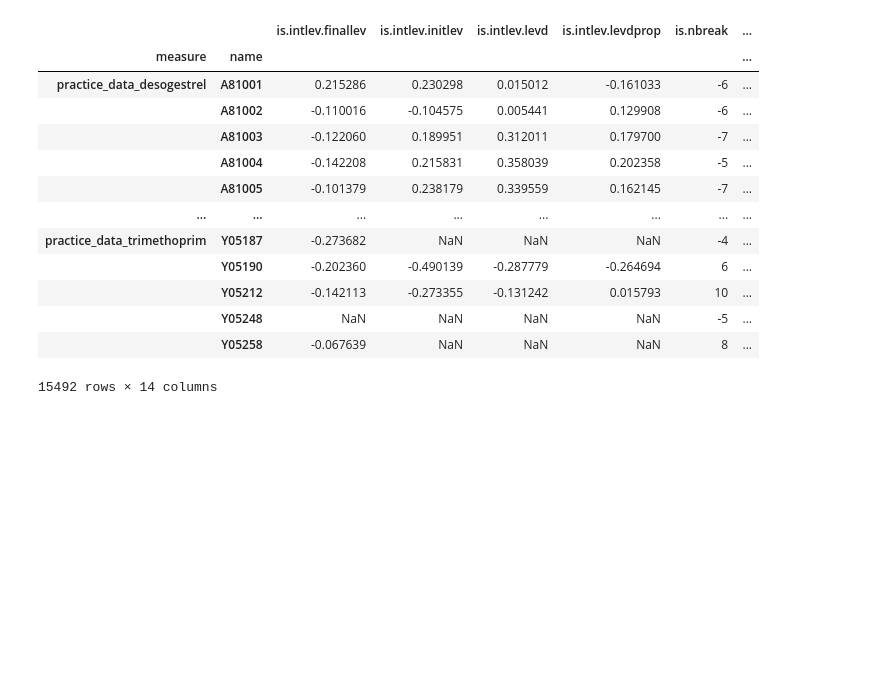
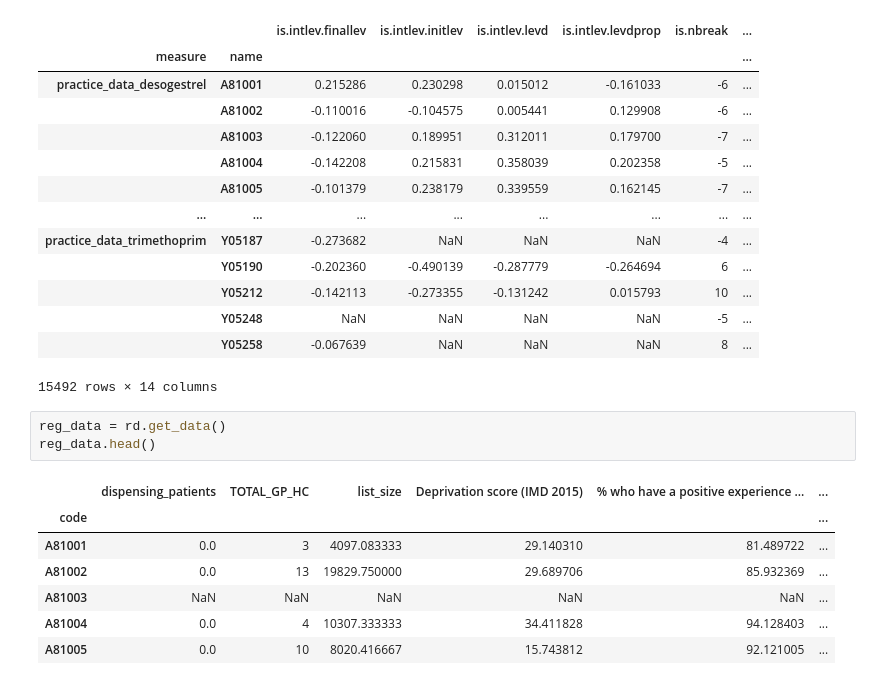
Before and after one commit to ebmdatalab/factors-associated-with-changing-notebook, a Jupyter notebook: notebooks/Factors_associated_with_changing.ipynb, the cells around one changed output. Cells and saved outputs as stored; diff of their text form; blank space fills up the shorter version.

Commit message:
update notebook to add in getting regression data

```diff
--- a/notebooks/Factors_associated_with_changing.ipynb
+++ b/notebooks/Factors_associated_with_changing.ipynb
@@ -64,3 +61,14 @@ difference
 |  | Y05248 | NaN | NaN | NaN | NaN | -5 | ... |
 |  | Y05258 | -0.067639 | NaN | NaN | NaN | 8 | ... |
 15492 rows × 14 columns
+# %%
+reg_data = rd.get_data()
+reg_data.head()
+# %% [output]
+|  | dispensing_patients | TOTAL_GP_HC | list_size | Deprivation score (IMD 2015) | % who have a positive experience ... | ... |
+| code |  |  |  |  |  | ... |
+| A81001 | 0.0 | 3 | 4097.083333 | 29.140310 | 81.489722 | ... |
+| A81002 | 0.0 | 13 | 19829.750000 | 29.689706 | 85.932369 | ... |
+| A81003 | NaN | NaN | NaN | NaN | NaN | ... |
+| A81004 | 0.0 | 4 | 10307.333333 | 34.411828 | 94.128403 | ... |
+| A81005 | 0.0 | 10 | 8020.416667 | 15.743812 | 92.121005 | ... |
```
Also changed, not shown: parts of 1 cell of this notebook, 1 other file.
